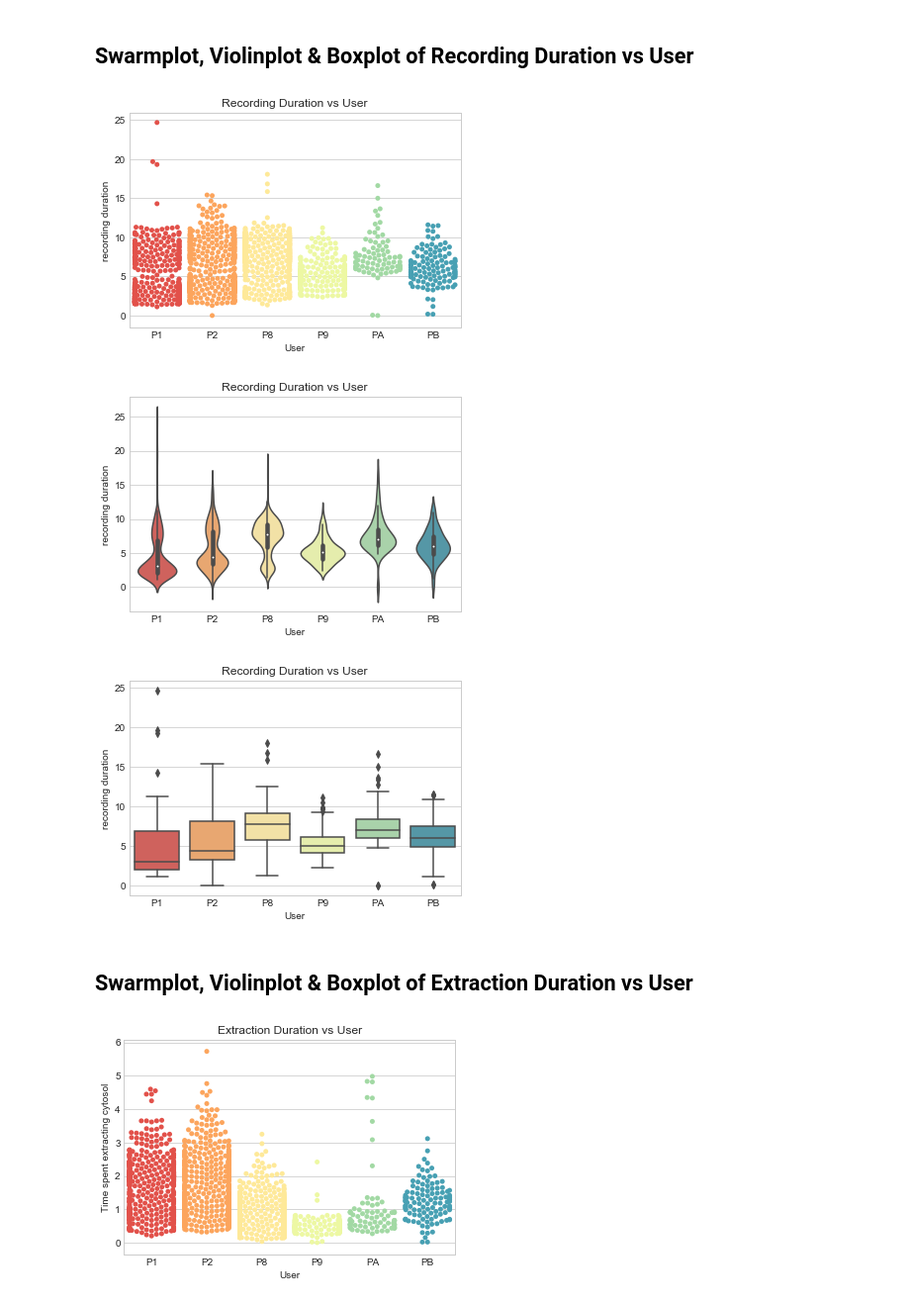
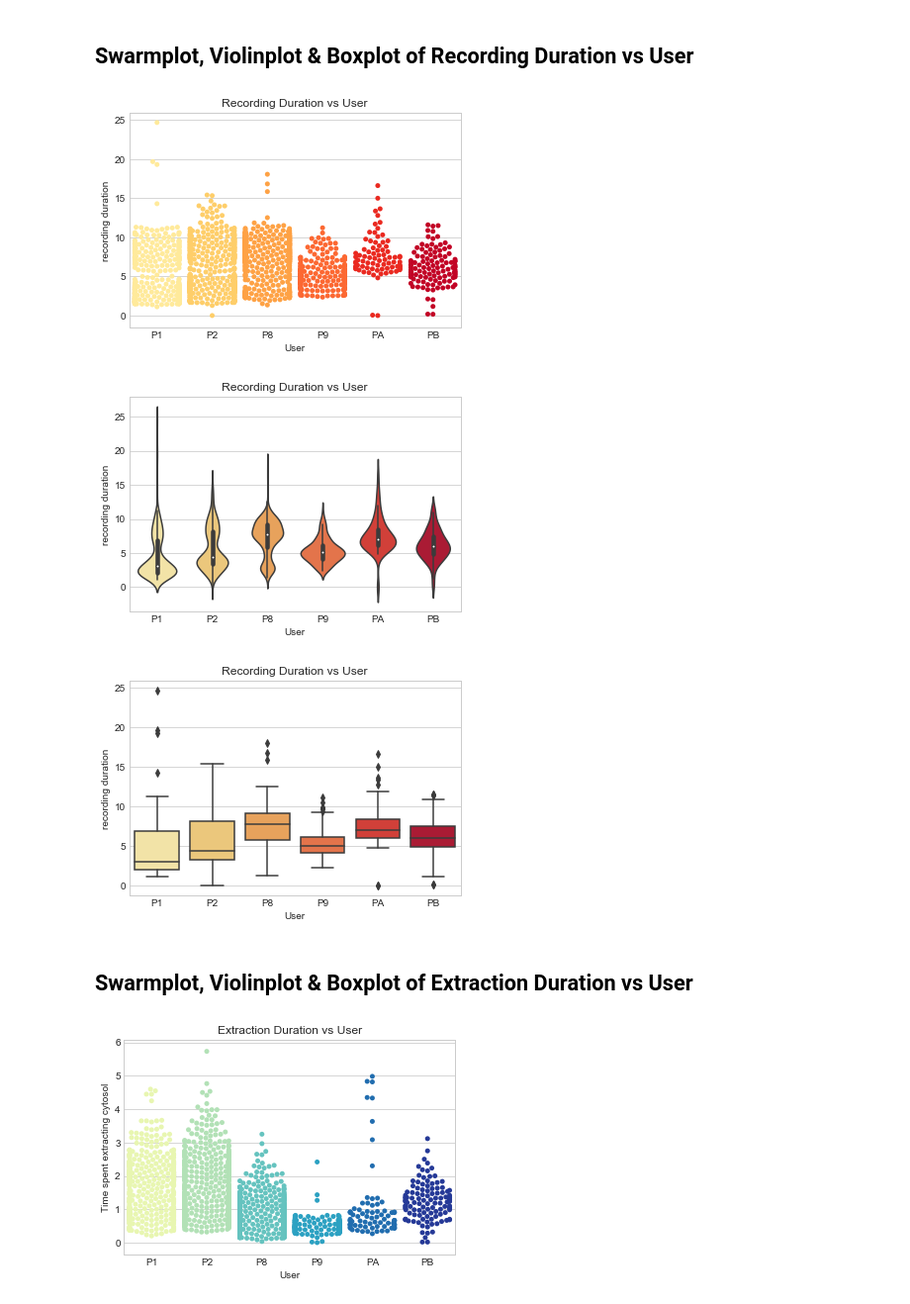
Before and after one commit to ramr24/Personal, a Jupyter notebook: morpho_vs_user.ipynb, the cells around one changed output. Shown at 99% size. Drawn from its saved outputs; the diff is of its cells as text; code cells hidden in the pictures.

```diff
--- a/morpho_vs_user.ipynb
+++ b/morpho_vs_user.ipynb
@@ -195,29 +195,29 @@ bp = sns.boxplot(x = "User", y = "patch duration", data = ps,
 # %%
 sp = sns.swarmplot(x = "User", y = "recording duration", data = ps,
                    order = ["P1", "P2", "P8", "P9", "PA", "PB"],
-                   palette = "Spectral").set_title("Recording Duration vs User")
+                   palette = "YlOrRd").set_title("Recording Duration vs User")
 # %% [output]
-[figure, old version]
+[figure, new version]
 # %%
 vp = sns.violinplot(x = "User", y = "recording duration", data = ps,
                     order = ["P1", "P2", "P8", "P9", "PA", "PB"],
-                    palette = "Spectral").set_title("Recording Duration vs User")
+                    palette = "YlOrRd").set_title("Recording Duration vs User")
 # %% [output]
-[figure, old version]
+[figure, new version]
 # %%
 bp = sns.boxplot(x = "User", y = "recording duration", data = ps,
                  order = ["P1", "P2", "P8", "P9", "PA", "PB"],
-                 palette = "Spectral").set_title("Recording Duration vs User")
+                 palette = "YlOrRd").set_title("Recording Duration vs User")
 # %% [output]
-[figure, old version]
+[figure, new version]
 # %% [markdown]
 ## Swarmplot, Violinplot & Boxplot of Extraction Duration vs User
 # %%
 sp = sns.swarmplot(x = "User", y = "Time spent extracting cytosol", data = ps,
                    order = ["P1", "P2", "P8", "P9", "PA", "PB"],
-                   palette = "Spectral").set_title("Extraction Duration vs User")
+                   palette = "YlGnBu").set_title("Extraction Duration vs User")
 # %% [output]
-[figure, old version]
+[figure, new version]
 # %%
 vp = sns.violinplot(x = "User", y = "Time spent extracting cytosol", data = ps,
                     order = ["P1", "P2", "P8", "P9", "PA", "PB"],
```
Also changed, not shown: parts of 7 cells of this notebook, 1 other file.
